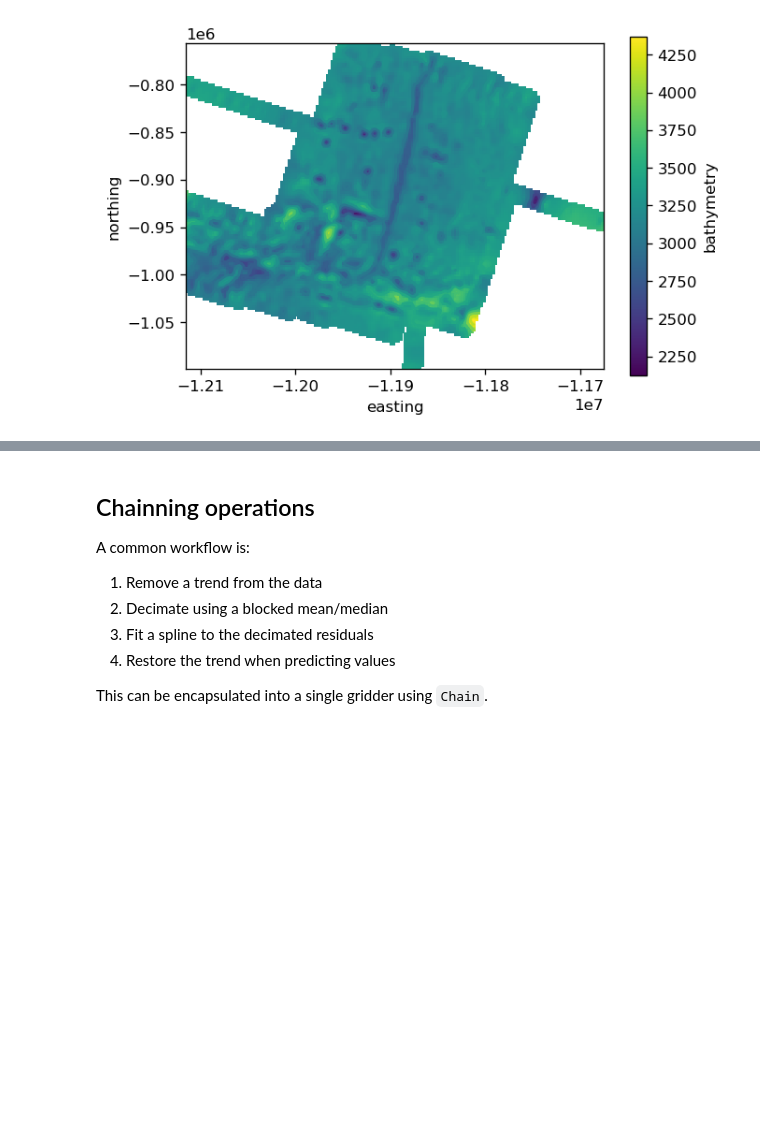
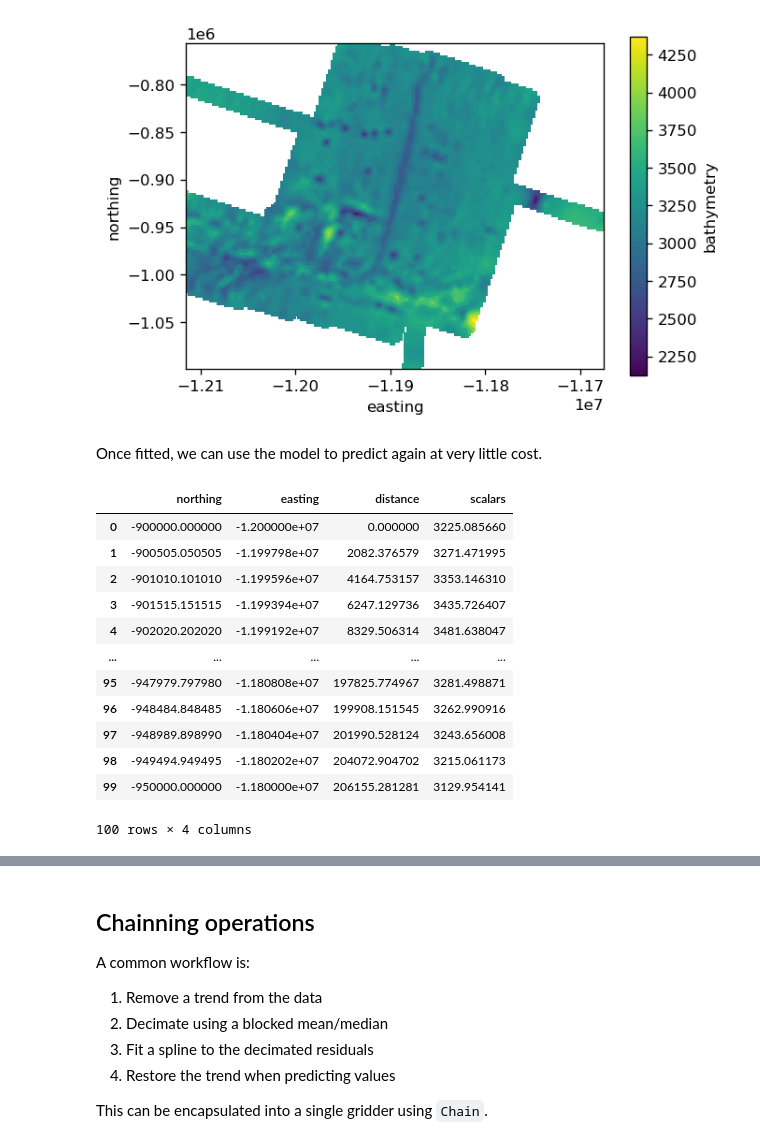
Before and after one commit to fatiando/transform2020, a Jupyter notebook: tutorial.ipynb, the cells around one changed output, grey strips where cells are left out. Saved outputs shown, nothing was run; the diff lists cells and outputs as text; code cells hidden in the pictures; blank space fills up the shorter version.

```diff
--- a/tutorial.ipynb
+++ b/tutorial.ipynb
@@ -309,3 +309,5 @@ grid.bathymetry.plot.contour(levels=10)
 # %% [output]
 <matplotlib.contour.QuadContourSet at 0x...>
 [figure]
+# %% [markdown]
+Once fitted, we can use the model to predict again at very little cost.
@@ -311,0 +320,16 @@ grid.bathymetry.plot.contour(levels=10)
+# %%
+profile
+# %% [output]
+|  | northing | easting | distance | scalars |
+| 0 | -900000.000000 | -1.200000e+07 | 0.000000 | 3225.085660 |
+| 1 | -900505.050505 | -1.199798e+07 | 2082.376579 | 3271.471995 |
+| 2 | -901010.101010 | -1.199596e+07 | 4164.753157 | 3353.146310 |
+| 3 | -901515.151515 | -1.199394e+07 | 6247.129736 | 3435.726407 |
+| 4 | -902020.202020 | -1.199192e+07 | 8329.506314 | 3481.638047 |
+| ... | ... | ... | ... | ... |
+| 95 | -947979.797980 | -1.180808e+07 | 197825.774967 | 3281.498871 |
+| 96 | -948484.848485 | -1.180606e+07 | 199908.151545 | 3262.990916 |
+| 97 | -948989.898990 | -1.180404e+07 | 201990.528124 | 3243.656008 |
+| 98 | -949494.949495 | -1.180202e+07 | 204072.904702 | 3215.061173 |
+| 99 | -950000.000000 | -1.180000e+07 | 206155.281281 | 3129.954141 |
+100 rows × 4 columns
```
Also changed, not shown: parts of 8 cells of this notebook.
